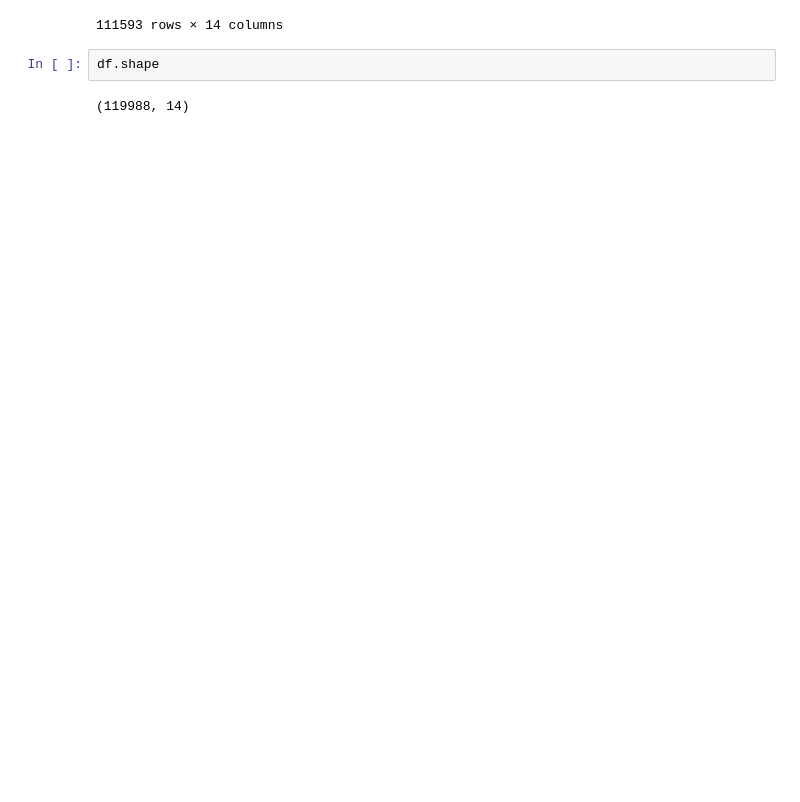
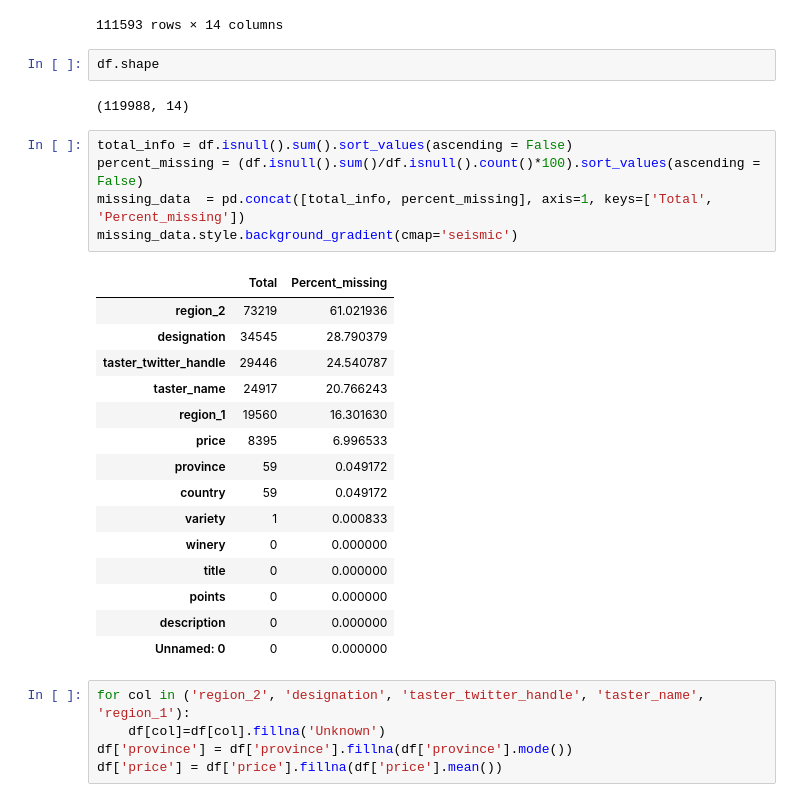
Before and after one commit to RodrigoExposito/EDA-Wine, a Jupyter notebook: EDA_Wines+recomendation.ipynb, the cells around one changed output. Cells and saved outputs as stored; diff of their text form; blank space fills up the shorter version.

```diff
--- a/EDA_Wines+recomendation.ipynb
+++ b/EDA_Wines+recomendation.ipynb
@@ -162,3 +162,29 @@ df[pd.notnull(df.price)]
 df.shape
 # %% [output]
 (119988, 14)
+# %%
+total_info = df.isnull().sum().sort_values(ascending = False)
+percent_missing = (df.isnull().sum()/df.isnull().count()*100).sort_values(ascending = False)
+missing_data  = pd.concat([total_info, percent_missing], axis=1, keys=['Total', 'Percent_missing'])
+missing_data.style.background_gradient(cmap='seismic')
+# %% [output]
+|  | Total | Percent_missing |
+| region_2 | 73219 | 61.021936 |
+| designation | 34545 | 28.790379 |
+| taster_twitter_handle | 29446 | 24.540787 |
+| taster_name | 24917 | 20.766243 |
+| region_1 | 19560 | 16.301630 |
+| price | 8395 | 6.996533 |
+| province | 59 | 0.049172 |
+| country | 59 | 0.049172 |
+| variety | 1 | 0.000833 |
+| winery | 0 | 0.000000 |
+| title | 0 | 0.000000 |
+| points | 0 | 0.000000 |
+| description | 0 | 0.000000 |
+| Unnamed: 0 | 0 | 0.000000 |
+# %%
+for col in ('region_2', 'designation', 'taster_twitter_handle', 'taster_name', 'region_1'):
+    df[col]=df[col].fillna('Unknown')
+df['province'] = df['province'].fillna(df['province'].mode())
+df['price'] = df['price'].fillna(df['price'].mean())
```
Also changed, not shown: parts of 1 cell of this notebook, 1 other file.
